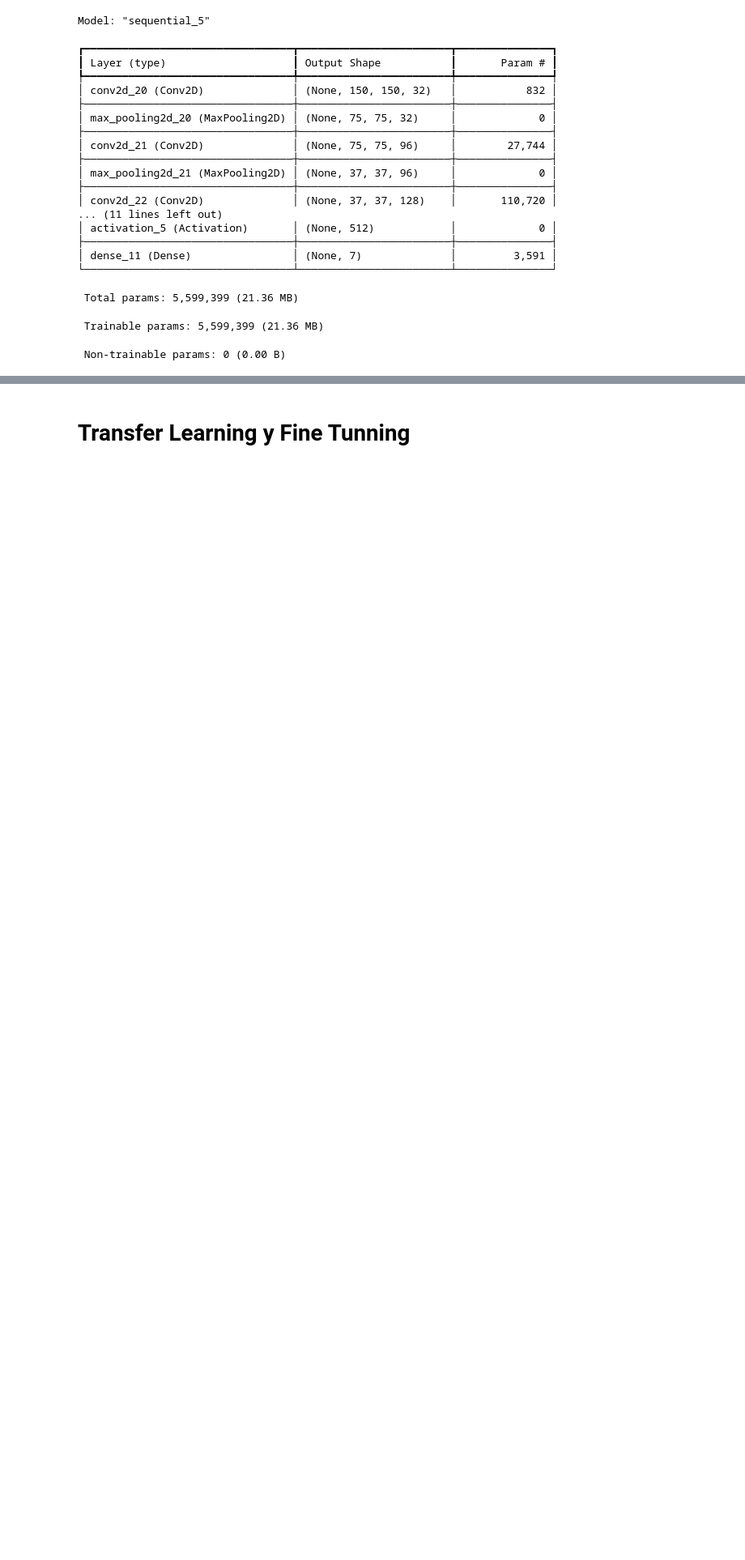
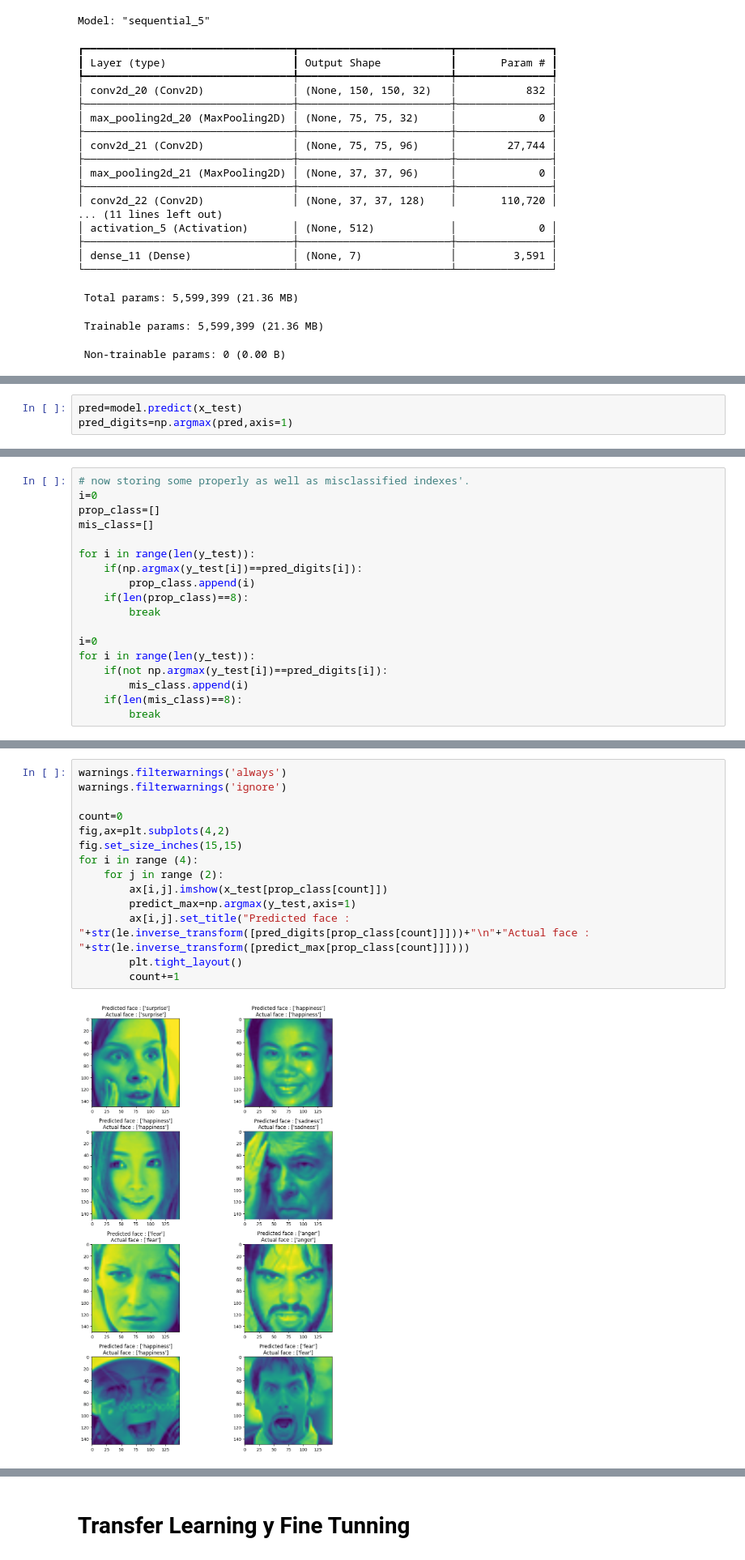
Before and after one commit to andreess891/Reto_2_DeepLearning, a Jupyter notebook: RedesNeuronales_Reto2.ipynb, the cells around one changed output, grey strips where cells are left out. Shown at 81% size. Cells and saved outputs as stored; diff of their text form; blank space fills up the shorter version.

```diff
--- a/RedesNeuronales_Reto2.ipynb
+++ b/RedesNeuronales_Reto2.ipynb
@@ -199,0 +216,3 @@ Epoch 1/35
+# %%
+pred=model.predict(x_test)
+pred_digits=np.argmax(pred,axis=1)
@@ -199,0 +251,18 @@ Epoch 1/35
+# %%
+# now storing some properly as well as misclassified indexes'.
+i=0
+prop_class=[]
+mis_class=[]
+
+for i in range(len(y_test)):
+    if(np.argmax(y_test[i])==pred_digits[i]):
+        prop_class.append(i)
+    if(len(prop_class)==8):
+        break
+
+i=0
+for i in range(len(y_test)):
+    if(not np.argmax(y_test[i])==pred_digits[i]):
+        mis_class.append(i)
+    if(len(mis_class)==8):
+        break
@@ -199,0 +271,16 @@ Epoch 1/35
+# %%
+warnings.filterwarnings('always')
+warnings.filterwarnings('ignore')
+
+count=0
+fig,ax=plt.subplots(4,2)
+fig.set_size_inches(15,15)
+for i in range (4):
+    for j in range (2):
+        ax[i,j].imshow(x_test[prop_class[count]])
+        predict_max=np.argmax(y_test,axis=1)
+        ax[i,j].set_title("Predicted face : "+str(le.inverse_transform([pred_digits[prop_class[count]]]))+"\n"+"Actual face : "+str(le.inverse_transform([predict_max[prop_class[count]]])))
+        plt.tight_layout()
+        count+=1
+# %% [output]
+[figure, added]
```
Also changed, not shown: parts of 8 cells of this notebook.
